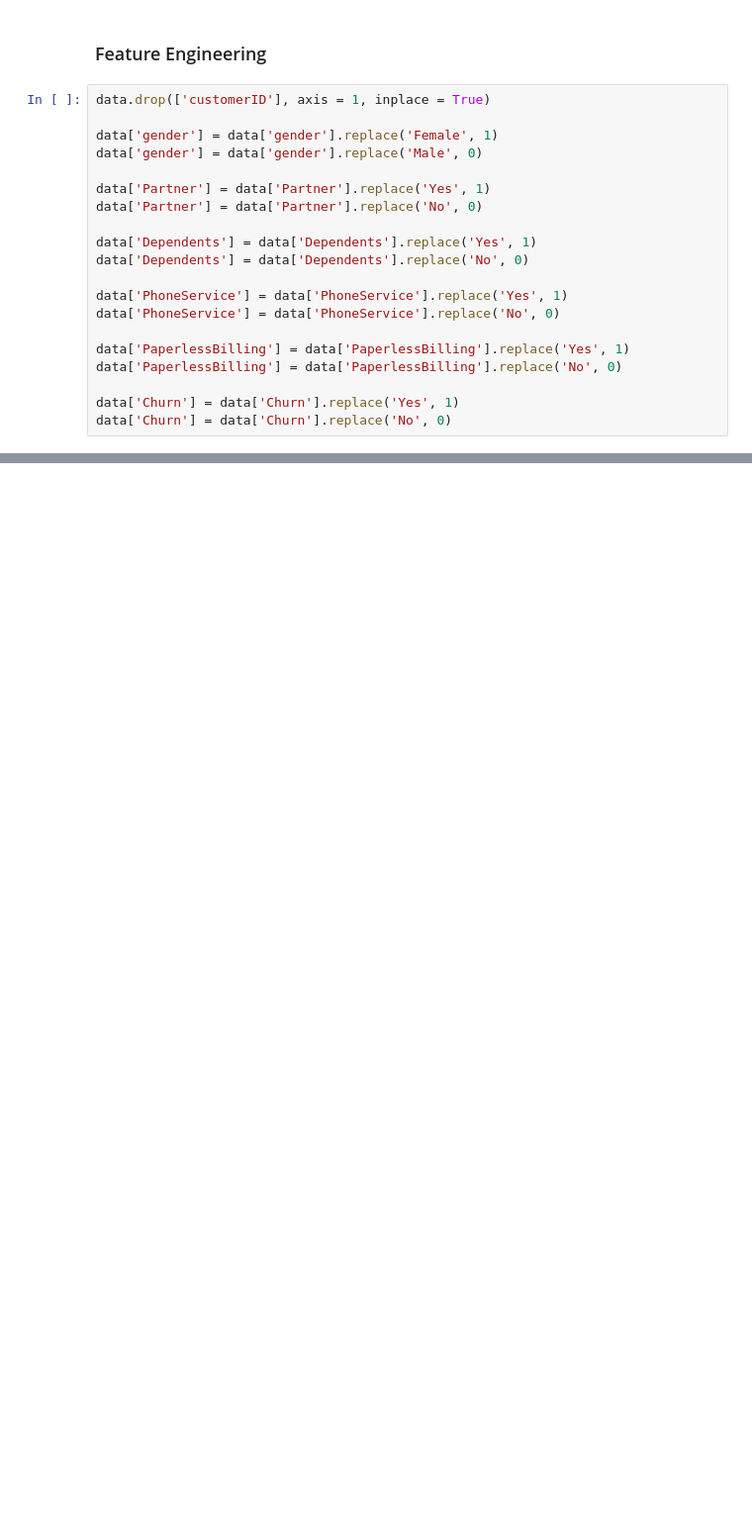
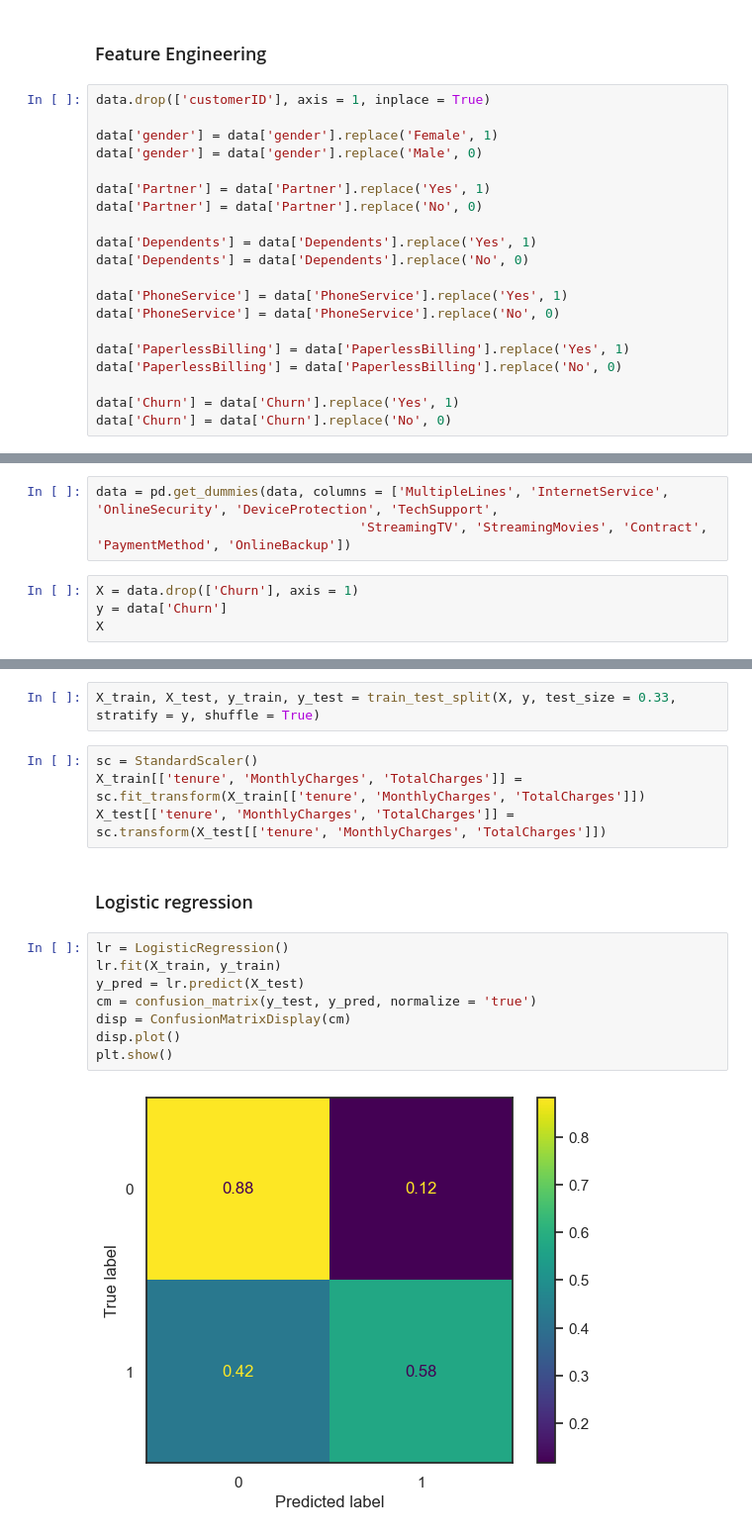
Before and after one commit to yash-jain7/Customer-Churn-Prediction, a Jupyter notebook: churn_prediction.ipynb, the cells around one changed output, grey strips where cells are left out. Shown at 99% size. Drawn from its saved outputs; the diff is of its cells as text; blank space fills up the shorter version.

```diff
--- a/churn_prediction.ipynb
+++ b/churn_prediction.ipynb
@@ -267,0 +262,7 @@ array(['No', 'Yes'], dtype=object)
+# %%
+data = pd.get_dummies(data, columns = ['MultipleLines', 'InternetService', 'OnlineSecurity', 'DeviceProtection', 'TechSupport',
+                                  'StreamingTV', 'StreamingMovies', 'Contract', 'PaymentMethod', 'OnlineBackup'])
+# %%
+X = data.drop(['Churn'], axis = 1)
+y = data['Churn']
+X
@@ -267,0 +283,18 @@ array(['No', 'Yes'], dtype=object)
+# %%
+X_train, X_test, y_train, y_test = train_test_split(X, y, test_size = 0.33, stratify = y, shuffle = True)
+# %%
+sc = StandardScaler()
+X_train[['tenure', 'MonthlyCharges', 'TotalCharges']] = sc.fit_transform(X_train[['tenure', 'MonthlyCharges', 'TotalCharges']])
+X_test[['tenure', 'MonthlyCharges', 'TotalCharges']] = sc.transform(X_test[['tenure', 'MonthlyCharges', 'TotalCharges']])
+# %% [markdown]
+### Logistic regression
+# %%
+lr = LogisticRegression()
+lr.fit(X_train, y_train)
+y_pred = lr.predict(X_test)
+cm = confusion_matrix(y_test, y_pred, normalize = 'true')
+disp = ConfusionMatrixDisplay(cm)
+disp.plot()
+plt.show()
+# %% [output]
+[figure, added]
```
Also changed, not shown: parts of 11 cells of this notebook.
